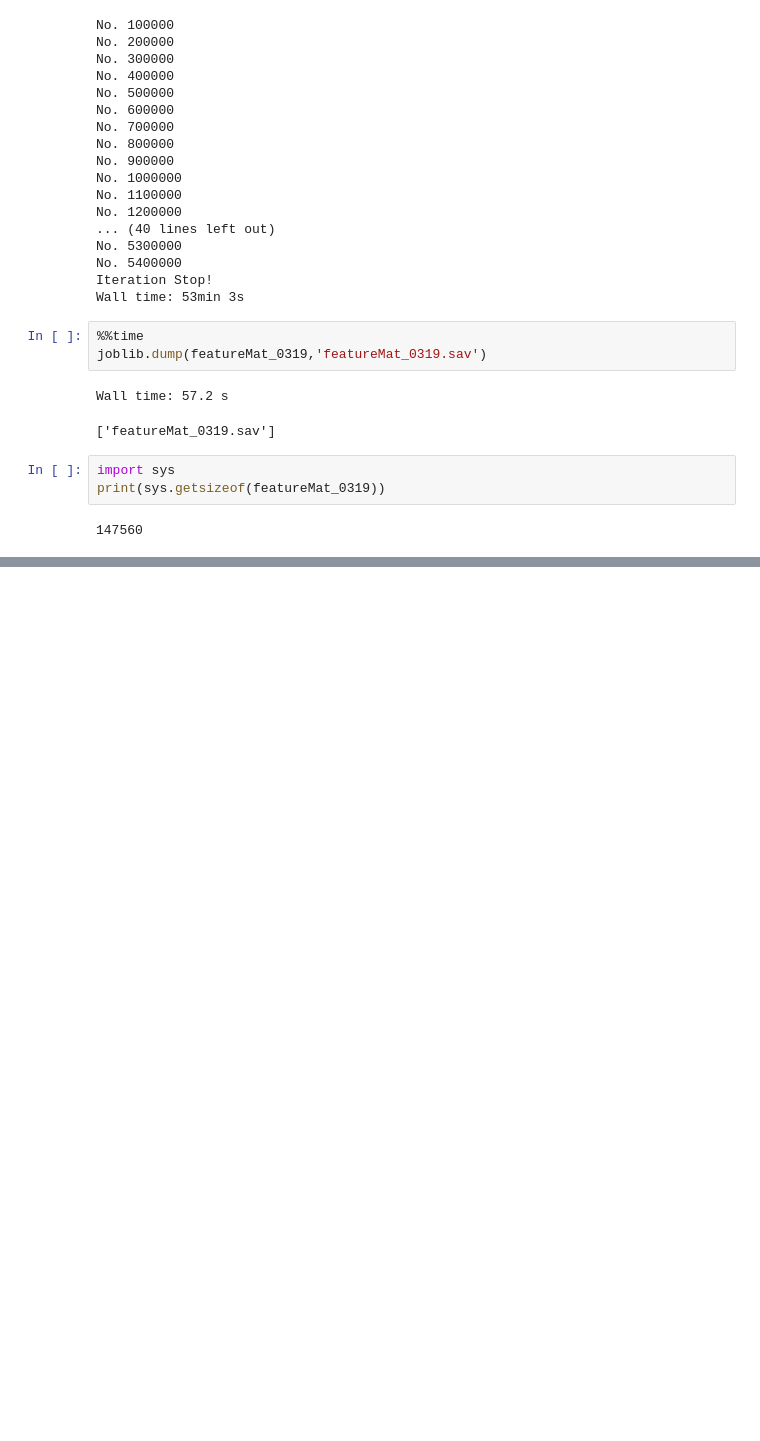
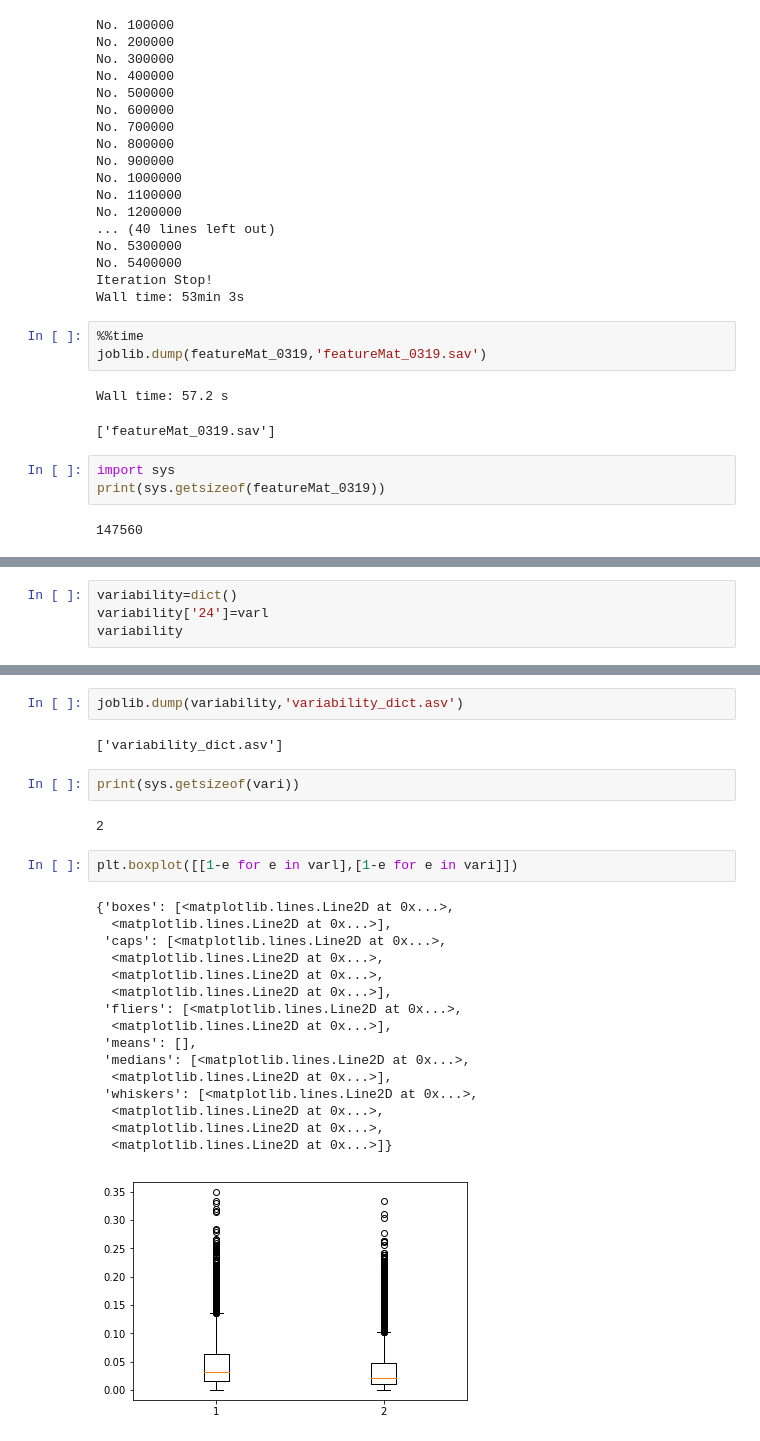
Before and after one commit to ZhuangDingyi/SmartCardClustering, a Jupyter notebook: Step1 Regularity Comaparison.ipynb, the cells around one changed output, grey strips where cells are left out. Drawn from its saved outputs; the diff is of its cells as text; blank space fills up the shorter version.

Commit message:
iteration for variability

```diff
--- a/Step1 Regularity Comaparison.ipynb
+++ b/Step1 Regularity Comaparison.ipynb
@@ -279,0 +369,4 @@ joblib.dump(featureMat_0320,'featureMat_0320.sav')
+# %%
+variability=dict()
+variability['24']=varl
+variability
@@ -279,0 +455,27 @@ joblib.dump(featureMat_0320,'featureMat_0320.sav')
+# %%
+joblib.dump(variability,'variability_dict.asv')
+# %% [output]
+['variability_dict.asv']
+# %%
+print(sys.getsizeof(vari))
+# %% [output]
+2
+# %%
+plt.boxplot([[1-e for e in varl],[1-e for e in vari]])
+# %% [output]
+{'boxes': [<matplotlib.lines.Line2D at 0x...>,
+  <matplotlib.lines.Line2D at 0x...>],
+ 'caps': [<matplotlib.lines.Line2D at 0x...>,
+  <matplotlib.lines.Line2D at 0x...>,
+  <matplotlib.lines.Line2D at 0x...>,
+  <matplotlib.lines.Line2D at 0x...>],
+ 'fliers': [<matplotlib.lines.Line2D at 0x...>,
+  <matplotlib.lines.Line2D at 0x...>],
+ 'means': [],
+ 'medians': [<matplotlib.lines.Line2D at 0x...>,
+  <matplotlib.lines.Line2D at 0x...>],
+ 'whiskers': [<matplotlib.lines.Line2D at 0x...>,
+  <matplotlib.lines.Line2D at 0x...>,
+  <matplotlib.lines.Line2D at 0x...>,
+  <matplotlib.lines.Line2D at 0x...>]}
+[figure, added]
```
Also changed, not shown: parts of 13 cells of this notebook.
